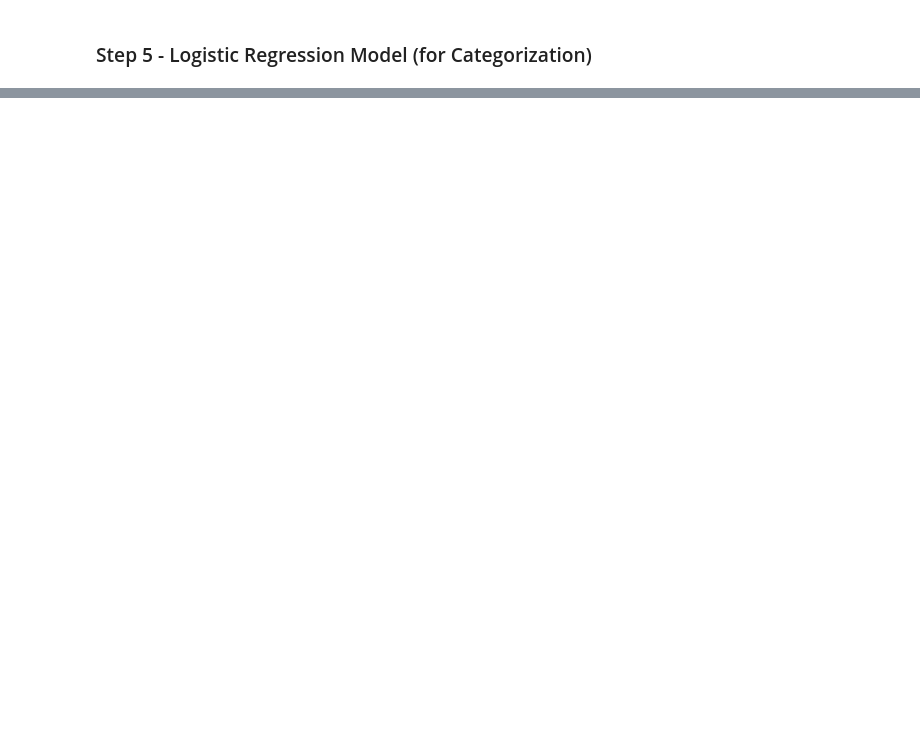
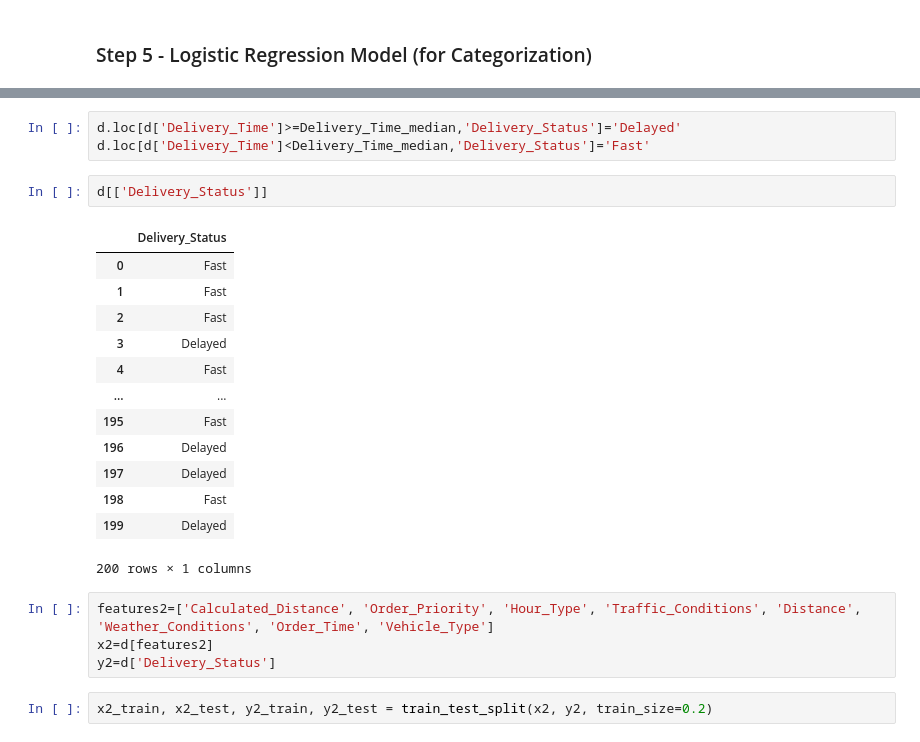
Before and after one commit to princypandya/Food-Delivery-Time-Prediction, a Jupyter notebook: Assignment1.ipynb, the cells around one changed output, grey strips where cells are left out. Drawn from its saved outputs; the diff is of its cells as text; blank space fills up the shorter version.

```diff
--- a/Assignment1.ipynb
+++ b/Assignment1.ipynb
@@ -656,0 +674,25 @@ Mean Absolute Error :  25.33245221650145
+# %%
+d.loc[d['Delivery_Time']>=Delivery_Time_median,'Delivery_Status']='Delayed'
+d.loc[d['Delivery_Time']<Delivery_Time_median,'Delivery_Status']='Fast'
+# %%
+d[['Delivery_Status']]
+# %% [output]
+|  | Delivery_Status |
+| 0 | Fast |
+| 1 | Fast |
+| 2 | Fast |
+| 3 | Delayed |
+| 4 | Fast |
+| ... | ... |
+| 195 | Fast |
+| 196 | Delayed |
+| 197 | Delayed |
+| 198 | Fast |
+| 199 | Delayed |
+200 rows × 1 columns
+# %%
+features2=['Calculated_Distance', 'Order_Priority', 'Hour_Type', 'Traffic_Conditions', 'Distance', 'Weather_Conditions', 'Order_Time', 'Vehicle_Type']
+x2=d[features2]
+y2=d['Delivery_Status']
+# %%
+x2_train, x2_test, y2_train, y2_test = train_test_split(x2, y2, train_size=0.2)
```
Also changed, not shown: parts of 13 cells of this notebook.
